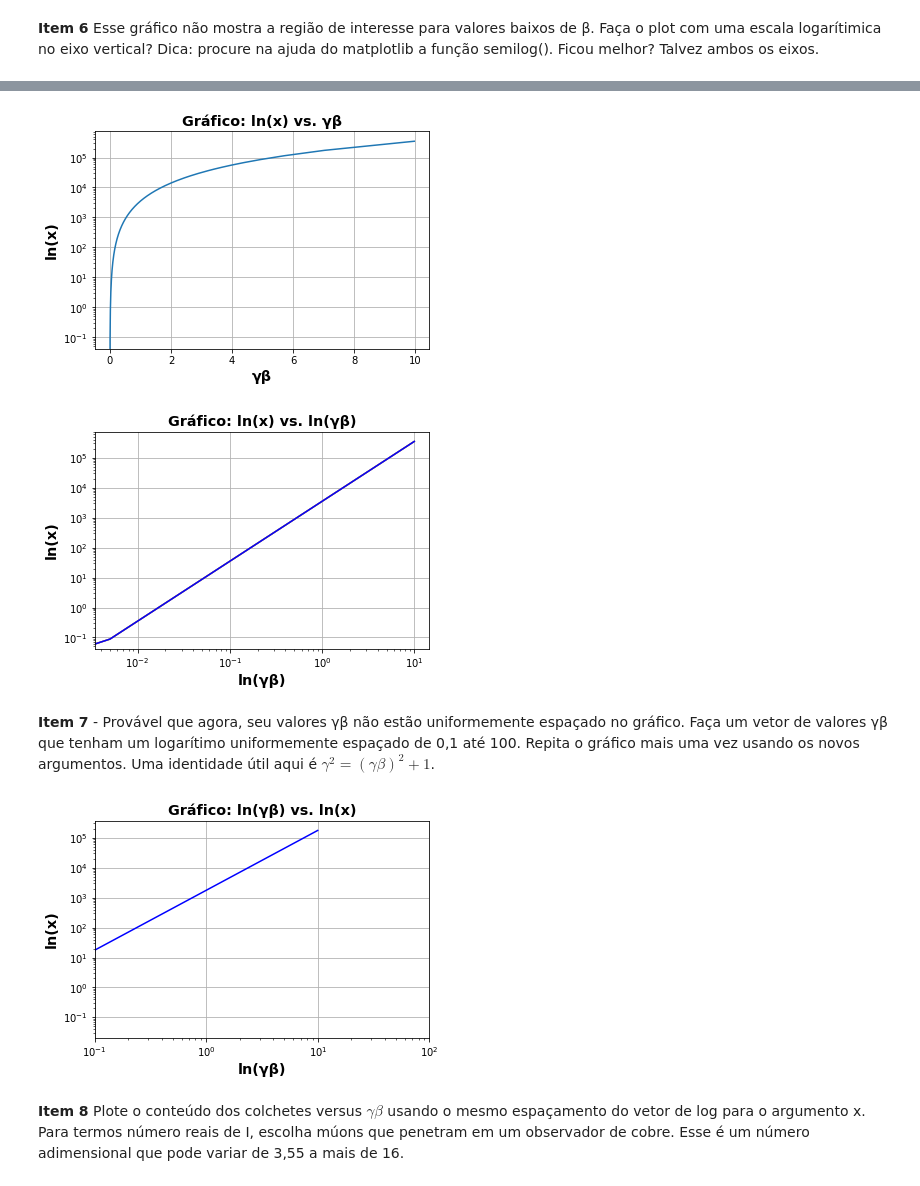
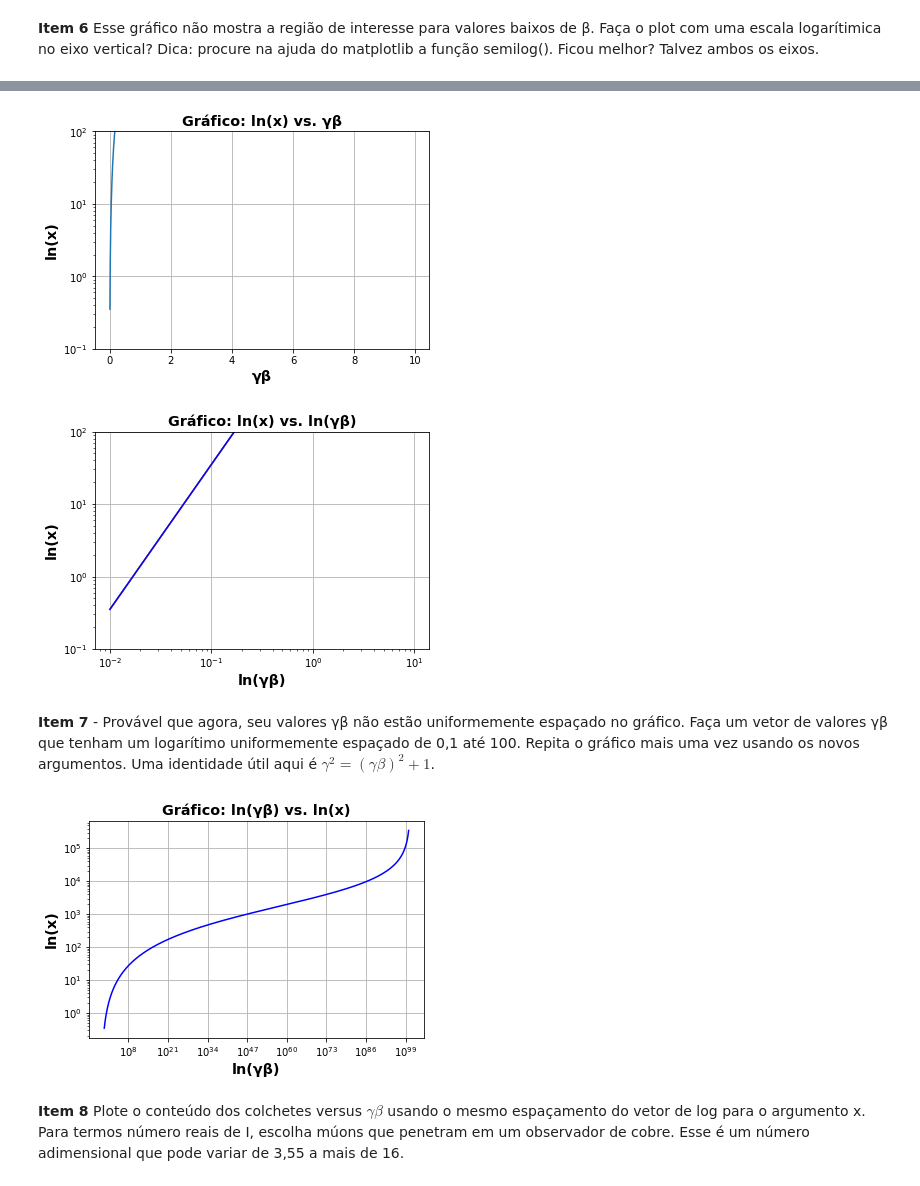
Before and after one commit to JMateusNSilva/python_uerj_2020_2, a Jupyter notebook: projeto01/projeto01_Bethe_Block_equation.ipynb, the cells around one changed output, grey strips where cells are left out. Cells and saved outputs as stored; diff of their text form; code cells hidden in the pictures.

```diff
--- a/projeto01/projeto01_Bethe_Block_equation.ipynb
+++ b/projeto01/projeto01_Bethe_Block_equation.ipynb
@@ -31,7 +31,7 @@ def gamma(beta):
 import numpy as np
 from função_gamma import gamma
 # Beta varia entre valores de 0 até 1.
-beta = np.arange(0.0,1.0,0.005)                              # Valor do vetor beta
+beta = np.arange(0.01,1.0,0.001)                              # Valor do vetor beta
 #print(f'O valor de vetor beta é: \n {beta}')
 gamma = gamma(beta)
-print(f'O valor do vetor gamma é: \n {gamma}')
+#print(f'O valor do vetor gamma é: \n {gamma} ')
@@ -60,7 +42,7 @@ import numpy as np
 import matplotlib.pyplot as plt
 from função_gamma import gamma
 # Beta varia entre valores de 0 até 1.
-beta = np.arange(0.0,0.996,0.005)               # O intervalo inclui o ponto inicial (0) e exclui o ponto final(0.996)
+beta = np.arange(0.01,0.996,0.001)               # O intervalo inclui o ponto inicial (0) e exclui o ponto final(0.996)
 
 gamma = gamma(beta)
 
@@ -84,13 +66,13 @@ import numpy as np
 import matplotlib.pyplot as plt
 from função_gamma import gamma
 # Beta varia entre valores de 0 até 1.
-beta = np.arange(0,0.996,0.005)               # O intervalo inclui o ponto inicial (0) e exclui o ponto final(0.996)
+beta = np.arange(0.01,0.996,0.001)               # O intervalo inclui o ponto inicial (0) e exclui o ponto final(0.996)
 
 gamma = gamma(beta)
 
 gamma_beta = gamma*beta
 
-#print(gamma_beta)
+#print(len(gamma_beta))
 
 fig, ax1 = plt.subplots()
 ax1.set_xlabel('β', fontsize= 'x-large', fontweight='bold')
@@ -219,7 +188,7 @@ ax4.set_xlabel('γβ',fontsize='x-large', fontweight='bold')
 ax4.set_ylabel('ln(x)', fontsize='x-large', fontweight='bold')
 ax4.semilogy(gamma_beta,x)
 #ax4.set_yscale('log')
-#ax4.set_ylim(0.1,100.1)                     # Limita o eixo x entre os valores de 0.1 até 100
+ax4.set_ylim(0.1,100.1)                     # Limita o eixo x entre os valores de 0.1 até 100
 ax4=plt.grid()
 #ax4=plt.plot( gamma_beta, x, 'blue')
 
@@ -232,28 +201,37 @@ ax5.semilogy(gamma_beta,x)
 ax5.semilogx(gamma_beta,x)
 #ax5.set_xscale('log')
 #ax5.set_yscale('log')
-#ax5.set_ylim(0.1,100.1)                     # Limita o eixo y entre os valores de 0.1 até 100
+ax5.set_ylim(0.1,100.1)                     # Limita o eixo y entre os valores de 0.1 até 100
 ax5=plt.grid()
 ax5=plt.plot( gamma_beta, x, 'blue')
 # %% [output]
-[figure, old version]
+[figure, new version]
-[figure, old version]
+[figure, new version]
 # %% [markdown]
 **Item 7** - Provável que agora, seu valores γβ não estão uniformemente espaçado no gráfico. Faça um vetor de valores γβ que tenham um logarítimo uniformemente espaçado de 0,1 até 100. Repita o gráfico mais uma vez usando os novos argumentos. Uma identidade útil aqui é $\gamma^2 = (\gamma \beta)^2 + 1$.
 # %%
+#from função_gamma import gamma
+#print(gamma_beta)
 x = ln_argument(gamma_beta)                 # Este é o argumento do ln da equação de Bethe-Block
+#print(len(gamma_beta))
+ps=np.logspace(0.1,100,986)
+
+
+#print(len(ps))
+#print(len(gamma_beta))
+
 
 fig, ax5 = plt.subplots()
 
 ax5.set_title('Gráfico: ln(γβ) vs. ln(x)',fontsize='x-large', fontweight='bold')
 ax5.set_xlabel('ln(γβ)',fontsize='x-large', fontweight='bold')
 ax5.set_ylabel('ln(x)', fontsize='x-large', fontweight='bold')
 ax5.set_xscale('log')
 ax5.set_yscale('log')
-ax5.set_xlim(0.1,100.1)                     # Limita o eixo x entre os valores de 0.1 até 100
+#ax5.set_xlim(0.1,10**6)                     # Limita o eixo x entre os valores de 0.1 até 100
 ax5=plt.grid()
-ax5=plt.plot( gamma_beta, x, 'blue')
+ax5=plt.plot( ps, x, 'blue')
 # %% [output]
-[figure, old version]
+[figure, new version]
 # %% [markdown]
 **Item 8** Plote o conteúdo dos colchetes versus $\gamma \beta$ usando o mesmo espaçamento do vetor de log para o argumento x. Para termos número reais de I, escolha múons que penetram em um observador de cobre. Esse é um número adimensional que pode variar de 3,55 a mais de 16.
```
Also changed, not shown: parts of 10 cells of this notebook.
